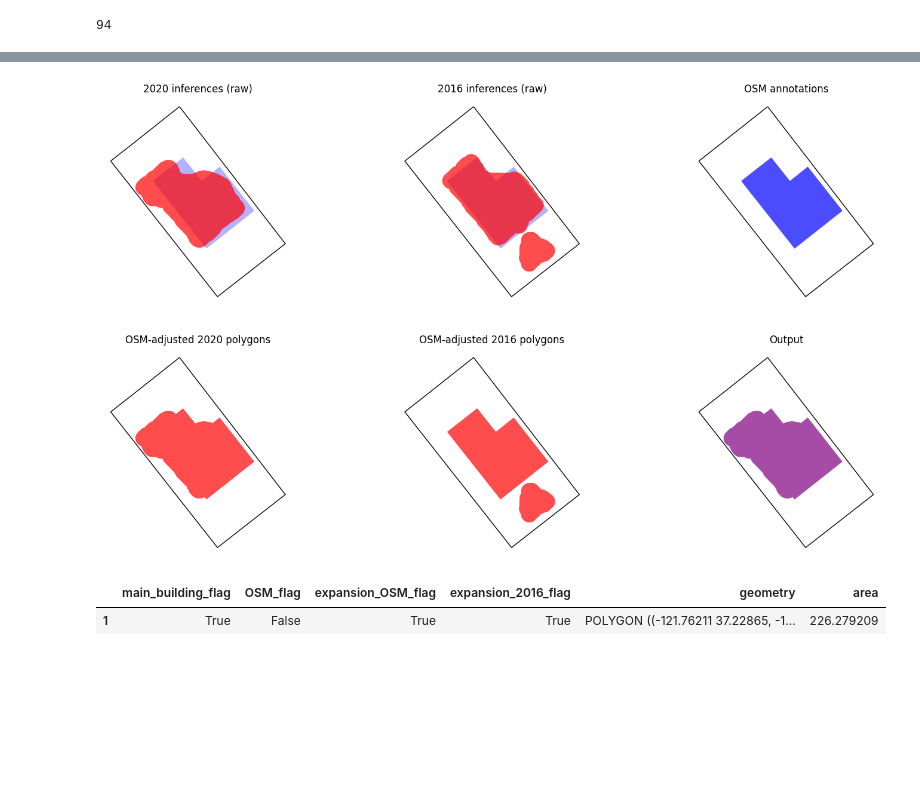
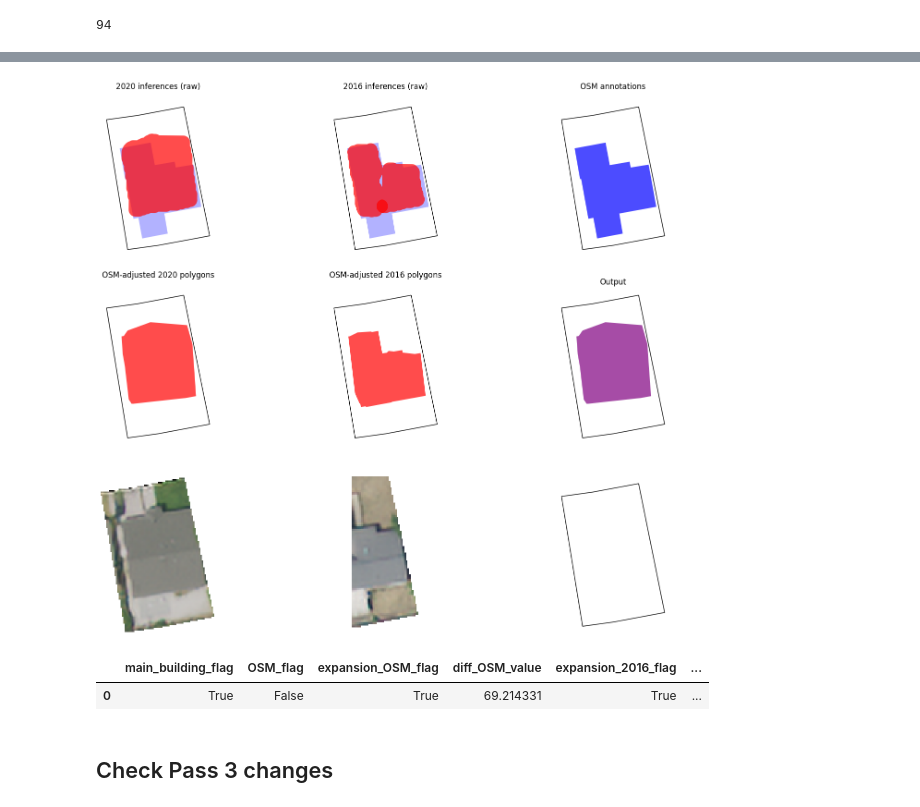
Before and after one commit to reglab/rgb-footprint-extract, a Jupyter notebook: naip_process/ADU_permit_matching.ipynb, the cells around one changed output, grey strips where cells are left out. Drawn from its saved outputs; the diff is of its cells as text; code cells hidden in the pictures; blank space fills up the shorter version.

```diff
--- a/naip_process/ADU_permit_matching.ipynb
+++ b/naip_process/ADU_permit_matching.ipynb
@@ -32,6 +33,10 @@ SJ_RES_PARCELS_FP = os.path.join(INPUT_FP, 'inputs', 'san_jose_parcels_res.geojs
 ZONING_FP = os.path.join(OAK_FP, 'san_jose_suppl', 'san_jose_Zoning_Districts.geojson')
 BUILD_FP = os.path.join(OAK_FP, 'outputs', 'cbg-inference-{}', 'inference_building_processed')
 OSM_FP = os.path.join(OAK_FP, 'outputs', 'cbg-inference-2020', 'osm_building_processed')
+# %%
+# Resources used to display imagery for each parcel
+TIF_FP, INFERENCES_DIR, IMG_FP = load_sources()
+tile_bounds_dict_all, tiles_gdf = get_tile_dicts_all_years(oak_fp=OAK_FP, inferences_dir=INFERENCES_DIR)
 # %%
 # Load data
 # * Residential parcels
@@ -681,9 +738,11 @@ shortlist.loc[(shortlist['main_building_flag'] == True)].iloc[15:20]
 # %%
-run_osm_apn_full_detail(parcel_apn='70618043', area_threshold=30, flatten_threshold=0.85)
+run_osm_apn_full_detail(
+    parcel_apn='41933001', area_threshold=30, flatten_threshold=0.85,
+    sat_imagery={'img_fp': IMG_FP, 'tif_fp': TIF_FP, 'sj_parcels_res': sj_parcels_res, 'tiles_gdf': tiles_gdf})
 # %% [output]
-[figure, old version]
+[figure, new version]
-|  | main_building_flag | OSM_flag | expansion_OSM_flag | expansion_2016_flag | geometry | area |
-| 1 | True | False | True | True | POLYGON ((-121.76211 37.22865, -1... | 226.279209 |
+|  | main_building_flag | OSM_flag | expansion_OSM_flag | diff_OSM_value | expansion_2016_flag | ... |
+| 0 | True | False | True | 69.214331 | True | ... |
 # %%
 # Check
 #parcel_apn='48114037'
@@ -701,3 +760,5 @@ run_osm_apn_full_detail(parcel_apn='70618043', area_threshold=30, flatten_thresh
 # permitted attached ADU, you detect attached and detached
 # permitted attached ADU, you detect a detached (or vice versa)
 # permitted attached ADU and detached ADU, you detect anything unpermitted
+# %% [markdown]
+## Check Pass 3 changes
```
Also changed, not shown: parts of 25 cells of this notebook, 1 other file.
